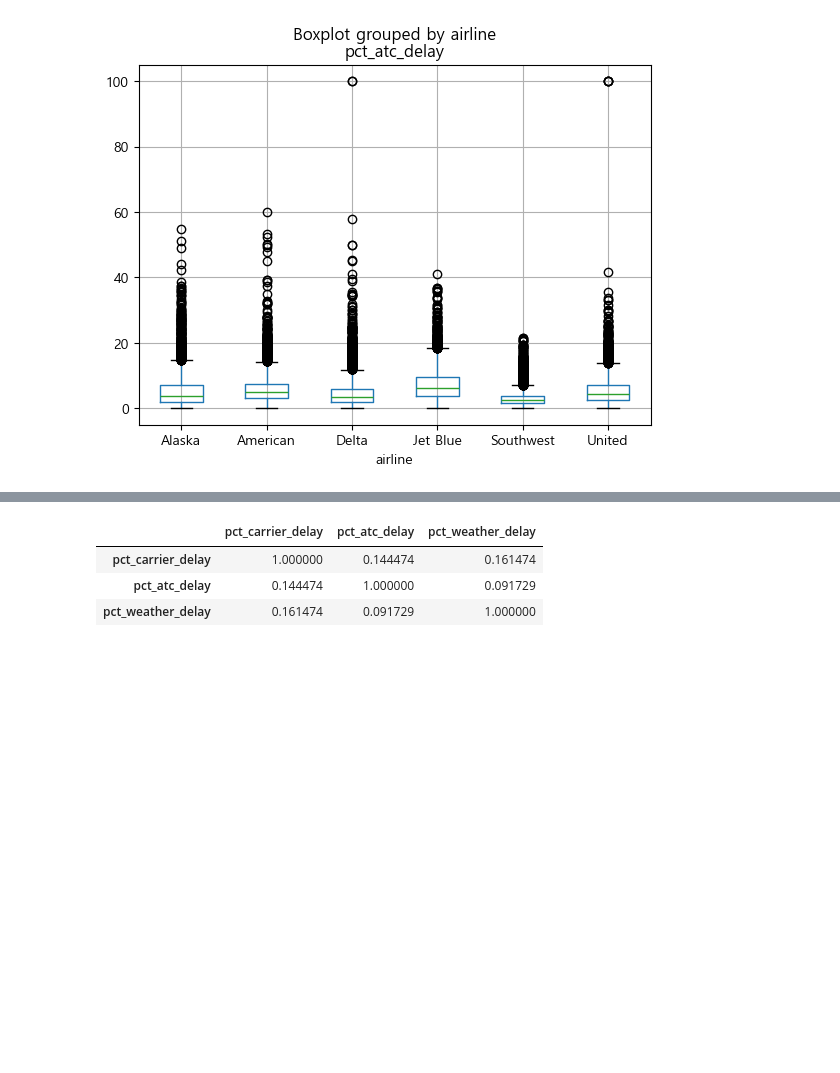
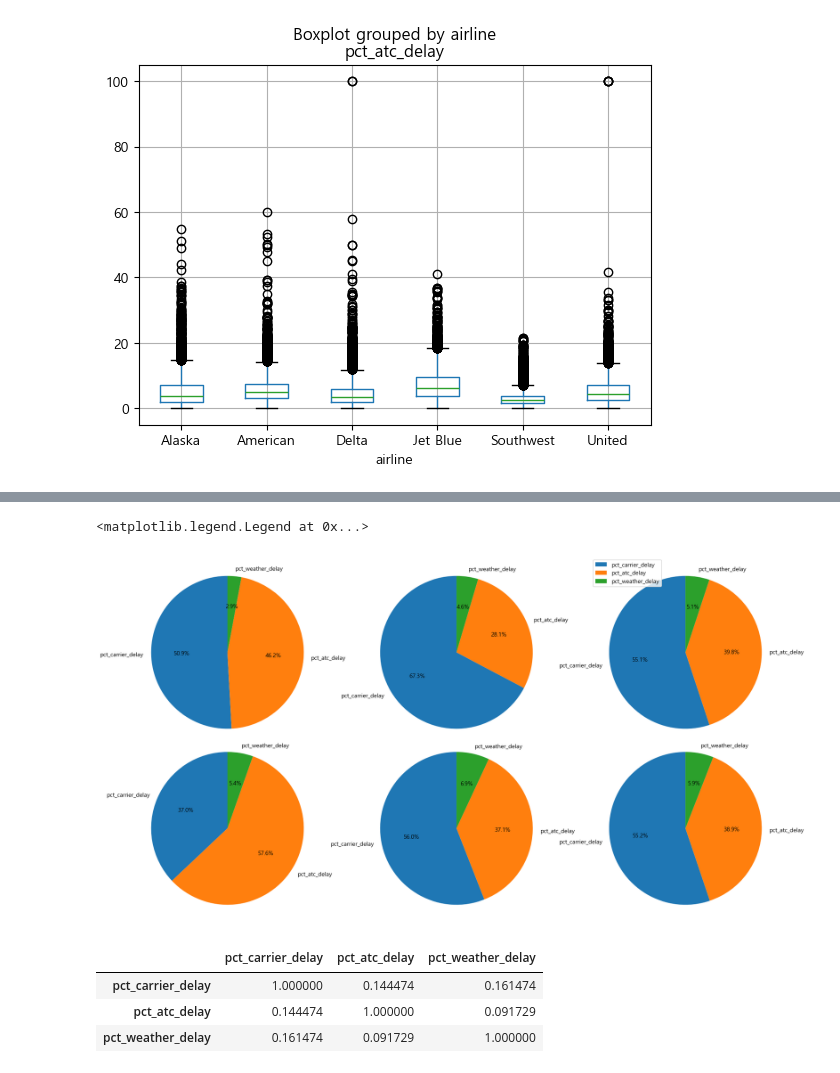
Before and after one commit to Clear-head/airline_stat_python, a Jupyter notebook: airline_analysis.ipynb, the cells around one changed output, grey strips where cells are left out. Saved outputs shown, nothing was run; the diff lists cells and outputs as text; code cells hidden in the pictures; blank space fills up the shorter version.

```diff
--- a/airline_analysis.ipynb
+++ b/airline_analysis.ipynb
@@ -134,0 +131,3 @@ df
+# %%
+df_group = df.groupby('airline').mean()
+df_group
@@ -135,3 +143,58 @@ df
+# %%
+fig = plt.figure(figsize=(20, 20))
+
+ax1 = fig.add_subplot(1, 3, 1)
+ax2 = fig.add_subplot(1, 3, 2)
+ax3 = fig.add_subplot(1, 3, 3)
+
+ax4 = fig.add_subplot(2, 3, 1)
+ax5 = fig.add_subplot(2, 3, 2)
+ax6 = fig.add_subplot(2, 3, 3)
+
+
+ax1.pie(x=df_group.loc['Alaska'],
+        labels=df_group.loc['American'].index,
+        autopct="%1.1f%%",
+        startangle=90
+        )
+ax1.set_title
+
+
+ax2.pie(x=df_group.loc['American'],
+        labels=df_group.loc['American'].index,
+        autopct="%1.1f%%",
+        startangle=90
+        )
+
+ax3.pie(x=df_group.loc['Delta'],
+        labels=df_group.loc['Delta'].index,
+        autopct="%1.1f%%",
+        startangle=90
+        )
+
+
+
+ax4.pie(x=df_group.loc['Jet Blue'],
+        labels=df_group.loc['Jet Blue'].index,
+        autopct="%1.1f%%",
+        startangle=90
+        )
+ax5.pie(x=df_group.loc['Southwest'],
+        labels=df_group.loc['Southwest'].index,
+        autopct="%1.1f%%",
+        startangle=90
+        )
+ax6.pie(x=df_group.loc['United'],
+        labels=df_group.loc['United'].index,
+        autopct="%1.1f%%",
+        startangle=90
+        )
+
+
+plt.legend()
+# %% [output]
+<matplotlib.legend.Legend at 0x...>
+[figure, added]
 # %%
 """
 
```
Also changed, not shown: parts of 5 cells of this notebook.
